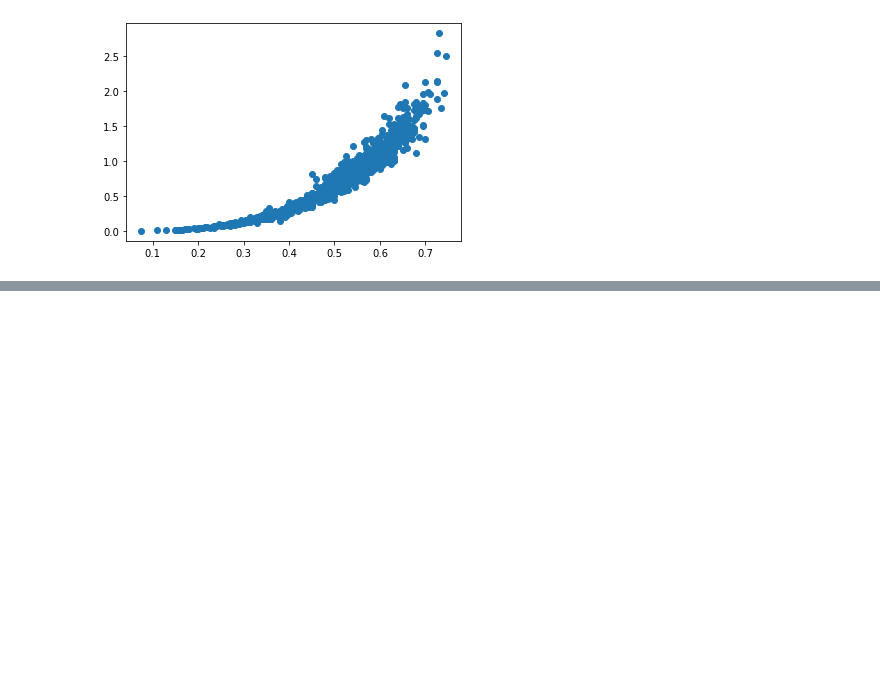
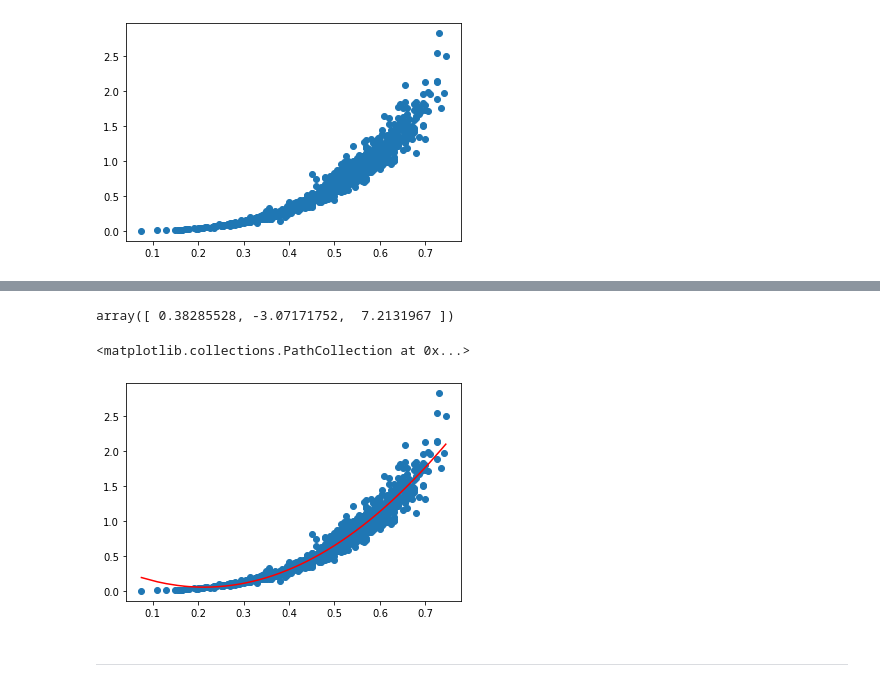
Before and after one commit to albertum1/local_regression, a Jupyter notebook: local.ipynb, the cells around one changed output, grey strips where cells are left out. Saved outputs shown, nothing was run; the diff lists cells and outputs as text; code cells hidden in the pictures; blank space fills up the shorter version.

Commit message:
adding poly fits

```diff
--- a/local.ipynb
+++ b/local.ipynb
@@ -43,0 +82,20 @@ from tqdm import tqdm
+# %%
+_X_poly = polynomial_degree(_X, 2)
+# %%
+_Xt_X_inv = np.linalg.pinv(_X_poly.T @ _X_poly)
+_Xt_y = _X_mat.T @ _y
+# %%
+_beta = _Xt_X_inv @ _Xt_y
+_beta
+# %% [output]
+array([ 0.38285528, -3.07171752,  7.2131967 ])
+# %%
+y_hat = _beta @ _X_mat.T
+# %%
+plt.plot(_X, y_hat, color = 'r')
+plt.scatter(_X, _y)
+# %% [output]
+<matplotlib.collections.PathCollection at 0x...>
+[figure, added]
+# %% [markdown]
+---
```
Also changed, not shown: parts of 25 cells of this notebook.
